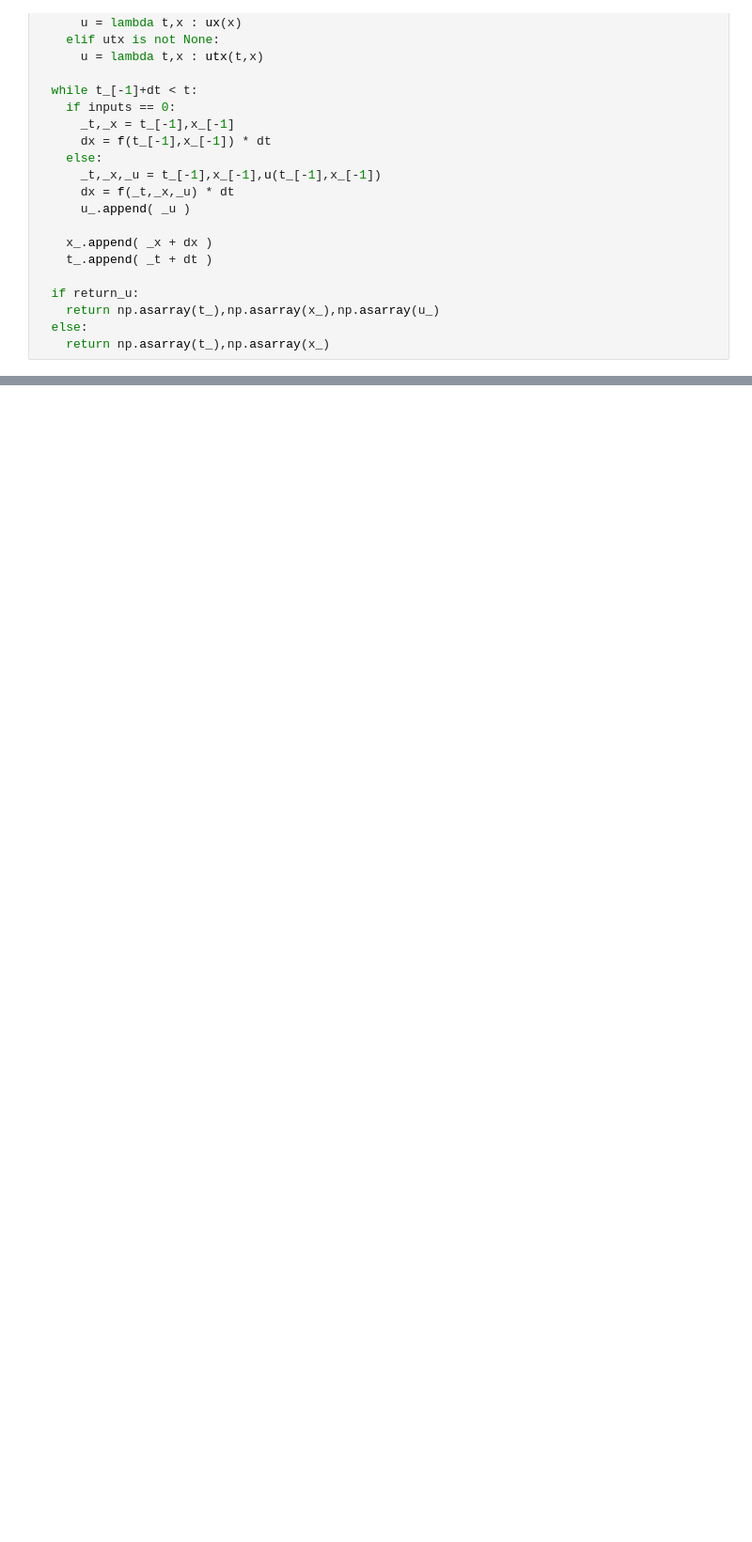
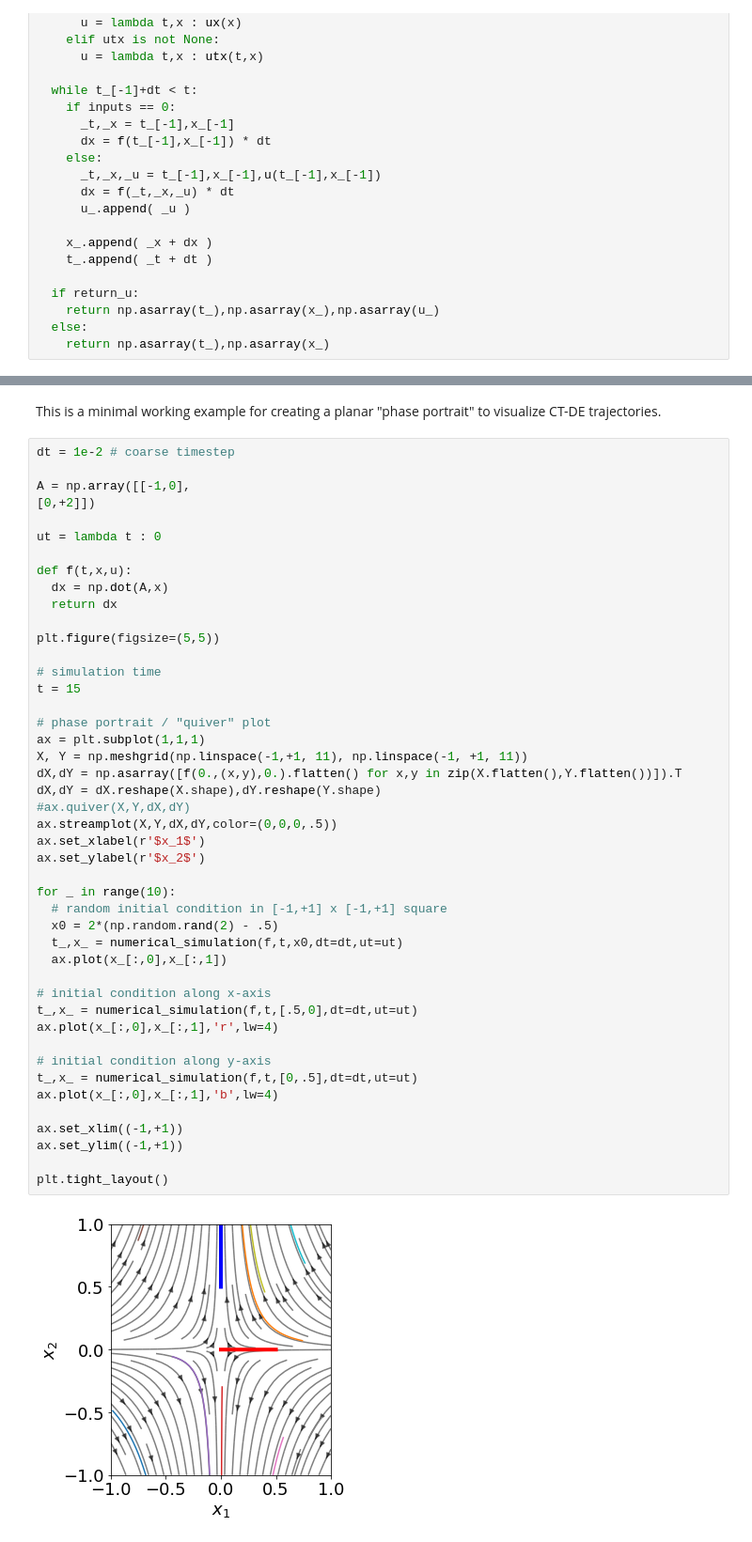
Before and after one commit to sburden/547-21wi, a Jupyter notebook: 547_lec.ipynb, the cells around one changed output, grey strips where cells are left out. Shown at 94% size. Drawn from its saved outputs; the diff is of its cells as text; blank space fills up the shorter version.

```diff
--- a/547_lec.ipynb
+++ b/547_lec.ipynb
@@ -191,0 +187,49 @@ def numerical_simulation(f,t,x,t0=0.,dt=1e-4,ut=None,ux=None,utx=None,return_u=F
+# %% [markdown]
+This is a minimal working example for creating a planar "phase portrait" to visualize CT-DE trajectories.
+# %%
+dt = 1e-2 # coarse timestep
+
+A = np.array([[-1,0],
+[0,+2]])
+
+ut = lambda t : 0
+
+def f(t,x,u):
+  dx = np.dot(A,x)
+  return dx
+
+plt.figure(figsize=(5,5))
+
+# simulation time
+t = 15
+
+# phase portrait / "quiver" plot
+ax = plt.subplot(1,1,1)
+X, Y = np.meshgrid(np.linspace(-1,+1, 11), np.linspace(-1, +1, 11))
+dX,dY = np.asarray([f(0.,(x,y),0.).flatten() for x,y in zip(X.flatten(),Y.flatten())]).T
+dX,dY = dX.reshape(X.shape),dY.reshape(Y.shape)
+#ax.quiver(X,Y,dX,dY)
+ax.streamplot(X,Y,dX,dY,color=(0,0,0,.5))
+ax.set_xlabel(r'$x_1$')
+ax.set_ylabel(r'$x_2$')
+
+for _ in range(10):
+  # random initial condition in [-1,+1] x [-1,+1] square
+  x0 = 2*(np.random.rand(2) - .5)
+  t_,x_ = numerical_simulation(f,t,x0,dt=dt,ut=ut)
+  ax.plot(x_[:,0],x_[:,1])
+
+# initial condition along x-axis
+t_,x_ = numerical_simulation(f,t,[.5,0],dt=dt,ut=ut)
+ax.plot(x_[:,0],x_[:,1],'r',lw=4)
+
+# initial condition along y-axis
+t_,x_ = numerical_simulation(f,t,[0,.5],dt=dt,ut=ut)
+ax.plot(x_[:,0],x_[:,1],'b',lw=4)
+
+ax.set_xlim((-1,+1))
+ax.set_ylim((-1,+1))
+
+plt.tight_layout()
+# %% [output]
+[figure, added]
```
Also changed, not shown: parts of 46 cells of this notebook, 1 other file.
